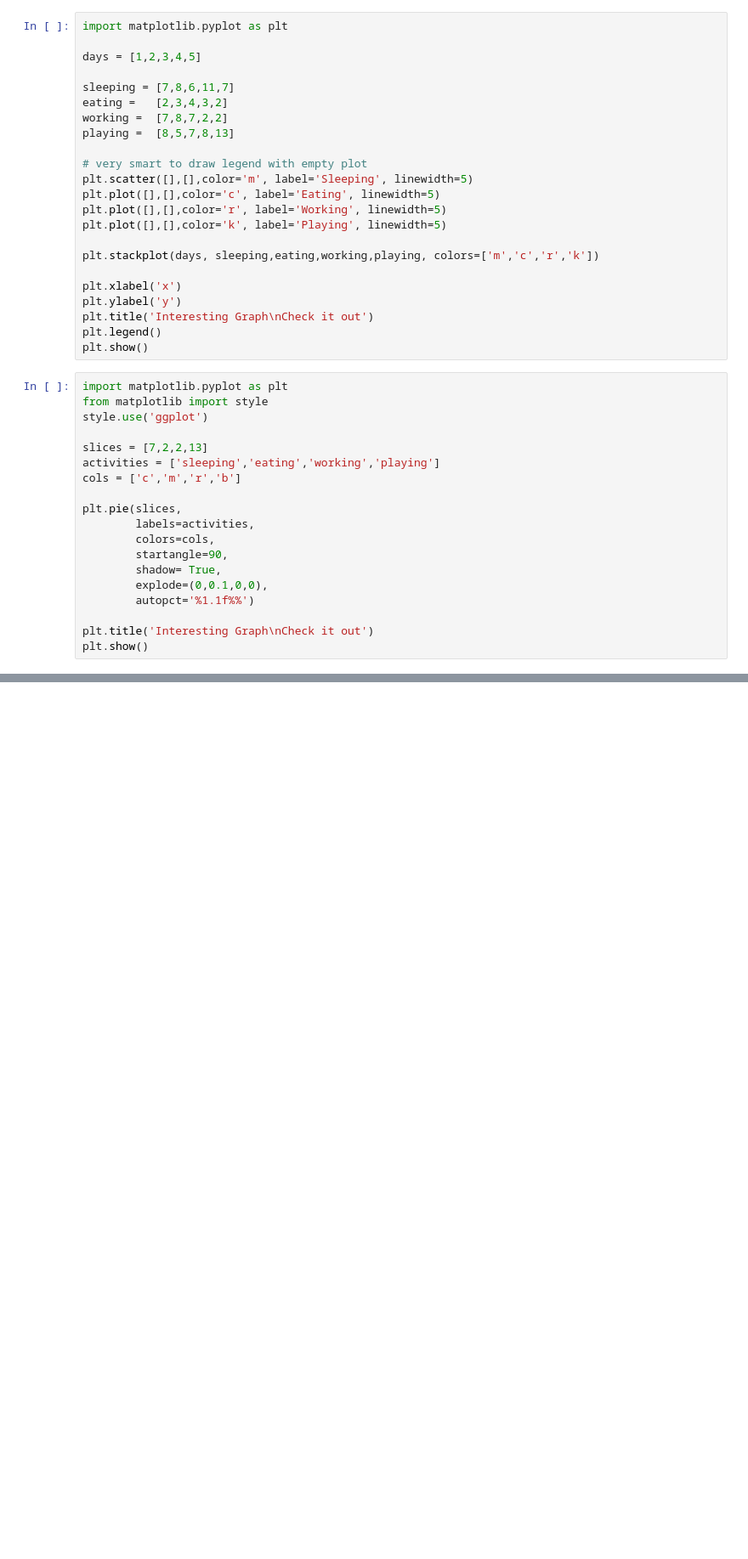
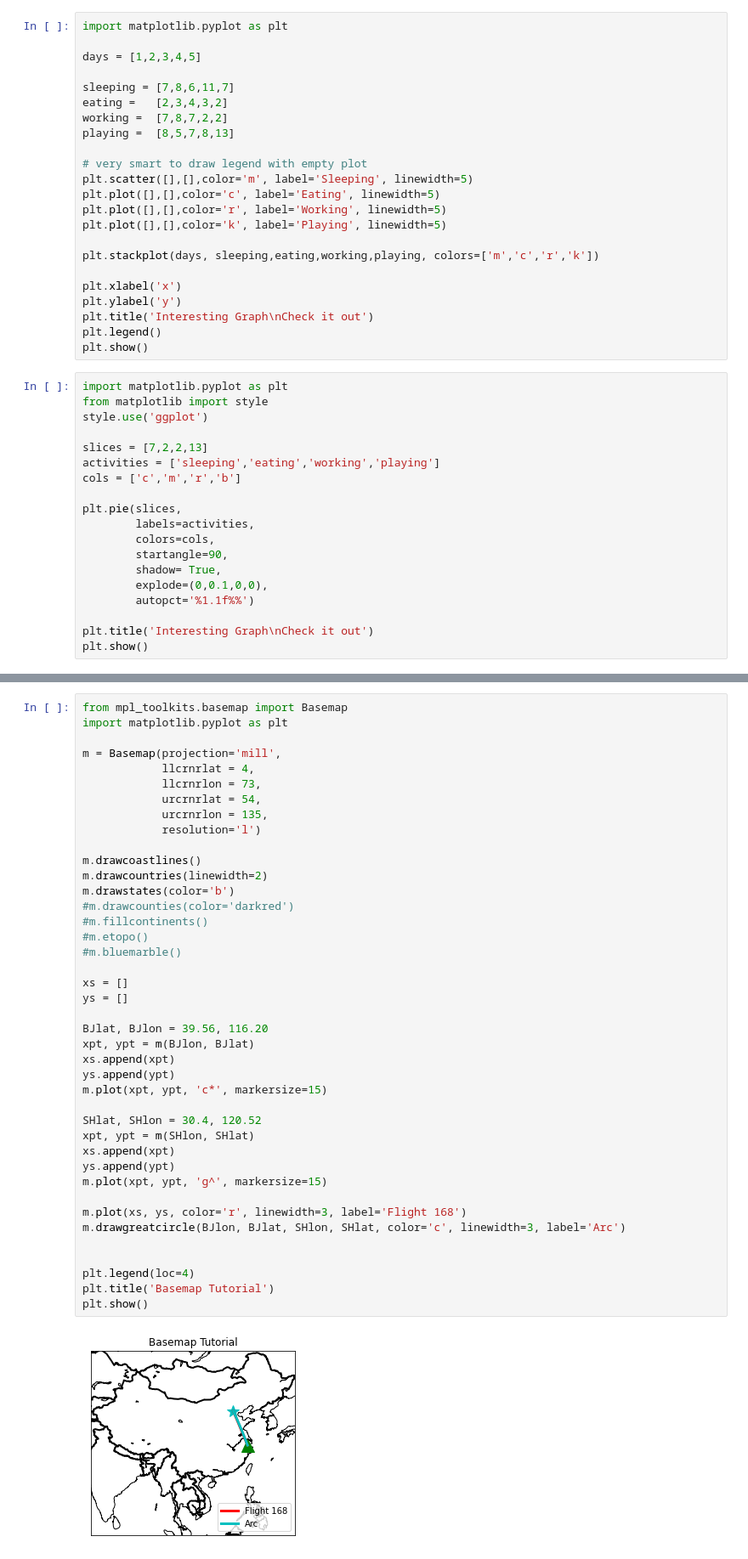
Before and after one commit to wangpeidong/PythonLab, a Jupyter notebook: tutorial/PythonTutorial.ipynb, the cells around one changed output, grey strips where cells are left out. Shown: that part at 85% size. Cells and saved outputs as stored; diff of their text form; blank space fills up the shorter version.

```diff
--- a/tutorial/PythonTutorial.ipynb
+++ b/tutorial/PythonTutorial.ipynb
@@ -682,0 +678,43 @@ plt.show()
+# %%
+from mpl_toolkits.basemap import Basemap
+import matplotlib.pyplot as plt
+
+m = Basemap(projection='mill',
+            llcrnrlat = 4,
+            llcrnrlon = 73,
+            urcrnrlat = 54,
+            urcrnrlon = 135,
+            resolution='l')
+
+m.drawcoastlines()
+m.drawcountries(linewidth=2)
+m.drawstates(color='b')
+#m.drawcounties(color='darkred')
+#m.fillcontinents()
+#m.etopo()
+#m.bluemarble()
+
+xs = []
+ys = []
+
+BJlat, BJlon = 39.56, 116.20
+xpt, ypt = m(BJlon, BJlat)
+xs.append(xpt)
+ys.append(ypt)
+m.plot(xpt, ypt, 'c*', markersize=15)
+
+SHlat, SHlon = 30.4, 120.52
+xpt, ypt = m(SHlon, SHlat)
+xs.append(xpt)
+ys.append(ypt)
+m.plot(xpt, ypt, 'g^', markersize=15)
+
+m.plot(xs, ys, color='r', linewidth=3, label='Flight 168')
+m.drawgreatcircle(BJlon, BJlat, SHlon, SHlat, color='c', linewidth=3, label='Arc')
+
+
+plt.legend(loc=4)
+plt.title('Basemap Tutorial')
+plt.show()
+# %% [output]
+[figure, added]
```
Also changed, not shown: parts of 3 cells of this notebook.
